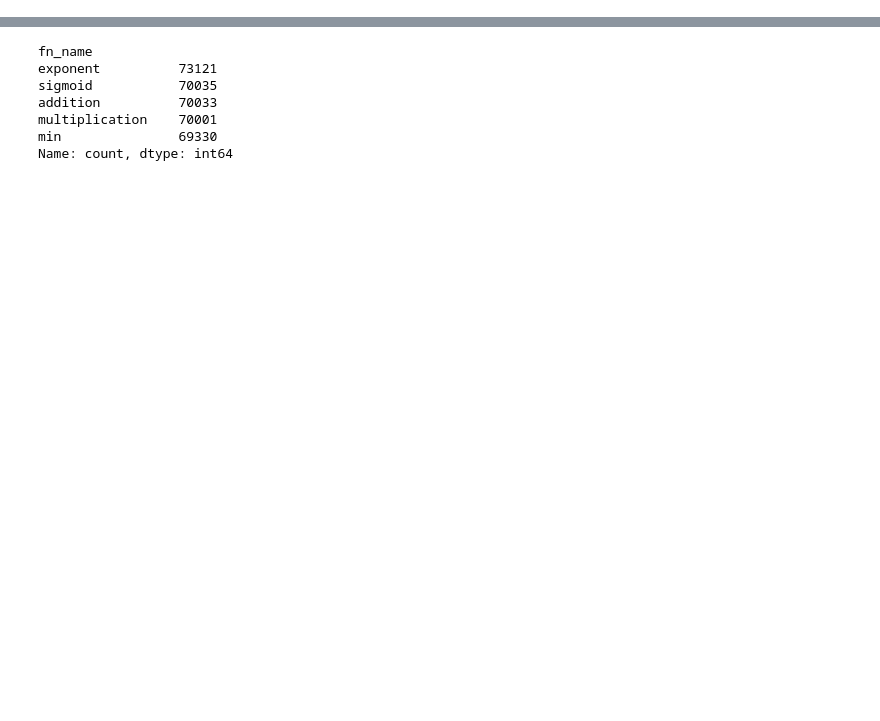
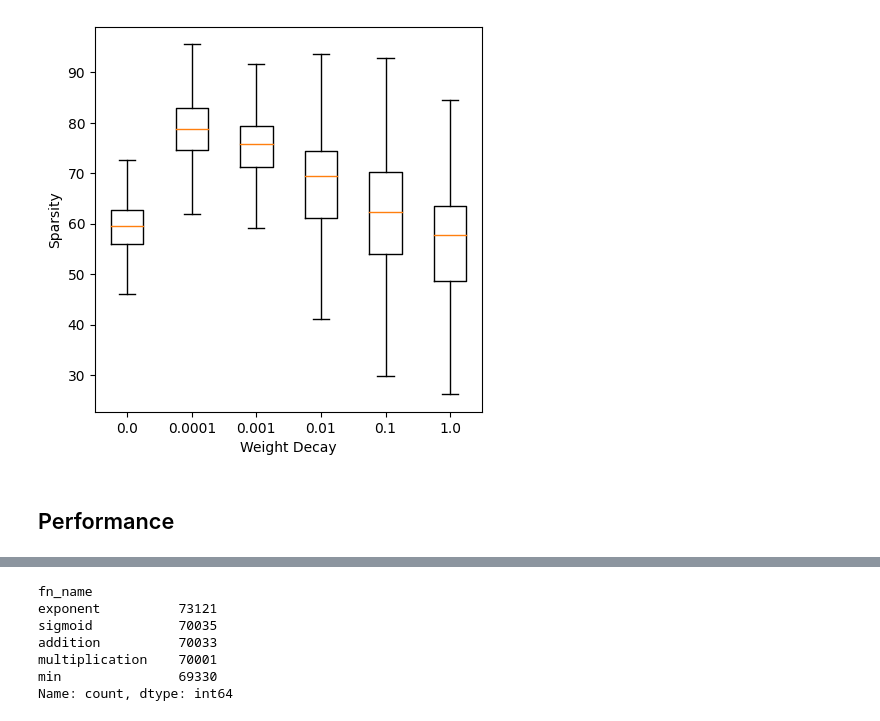
Before and after one commit to pleask/ALMI, a Jupyter notebook: analysis.ipynb, the cells around one changed output, grey strips where cells are left out. Saved outputs shown, nothing was run; the diff lists cells and outputs as text; code cells hidden in the pictures; blank space fills up the shorter version.

```diff
--- a/analysis.ipynb
+++ b/analysis.ipynb
@@ -3 +39,18 @@
+# %%
+import matplotlib.pyplot as plt
+
+fig, ax = plt.subplots(1, 1, figsize=(5, 5))
+
+grouped = weight_decay_sparsity.groupby('weight_decay')
+data = [group['sparsity'].tolist() for _, group in grouped]
+labels = grouped.groups.keys()
+ax.boxplot(data, labels=labels, showfliers=False)
+ax.set_xlabel('Weight Decay')
+ax.set_ylabel('Sparsity')
+
+plt.show()
+# %% [output]
+[figure, added]
+# %% [markdown]
+## Performance
 # %%
```
Also changed, not shown: parts of 9 cells of this notebook.
